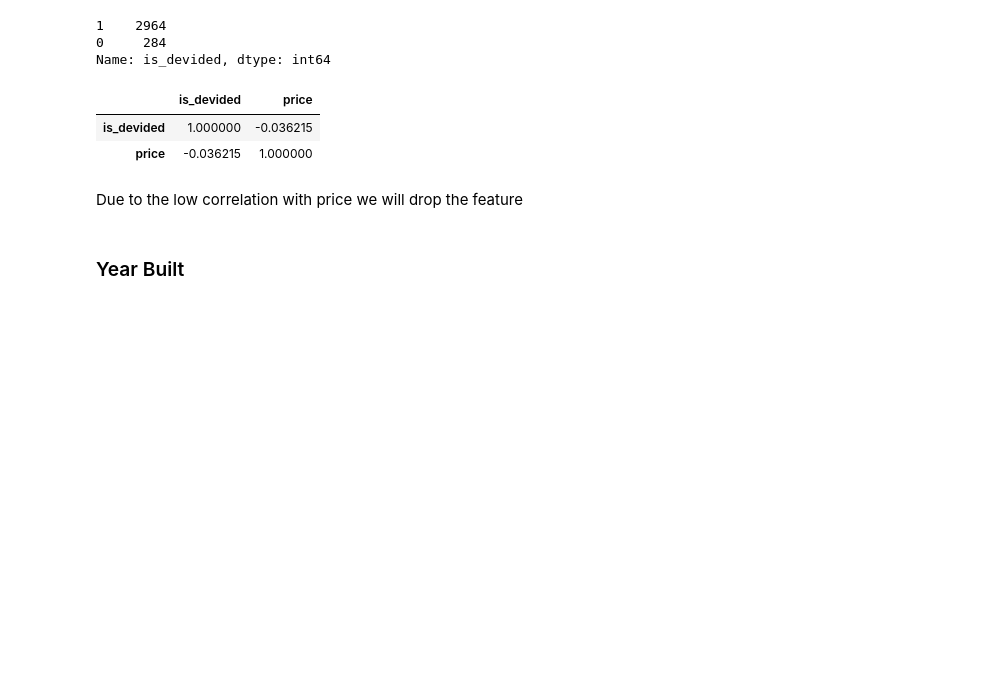
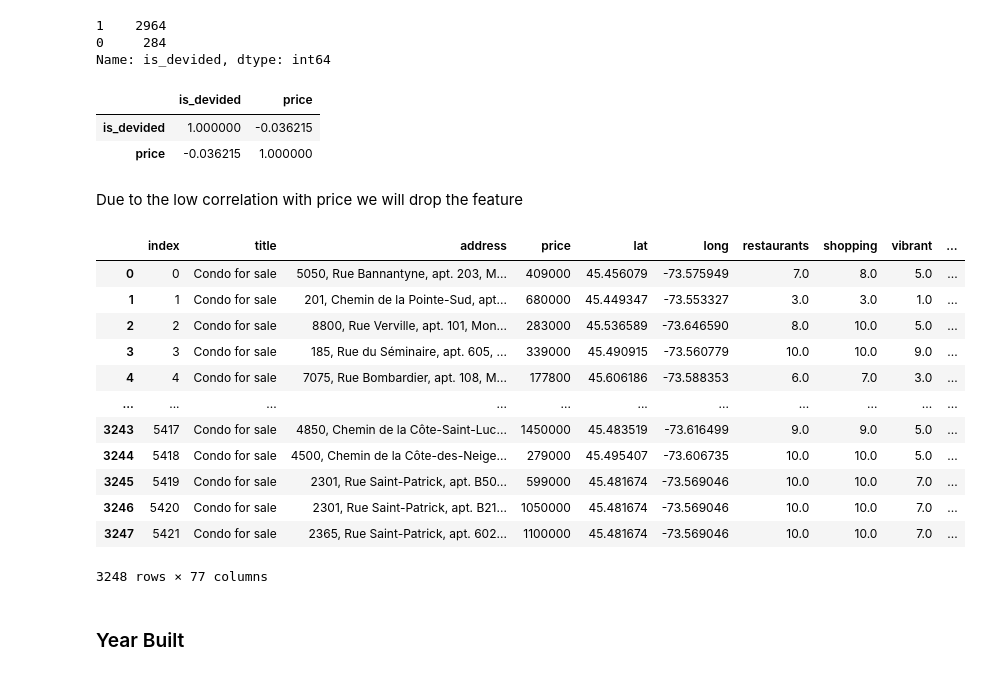
Before and after one commit to Jahnic/Portfolio, a Jupyter notebook: RealEstate/wrangle.ipynb, the cells around one changed output. Saved outputs shown, nothing was run; the diff lists cells and outputs as text; code cells hidden in the pictures; blank space fills up the shorter version.

```diff
--- a/RealEstate/wrangle.ipynb
+++ b/RealEstate/wrangle.ipynb
@@ -1710,6 +1678,21 @@ df_corr.corr(method="spearman")
 Due to the low correlation with price we will drop the feature
 # %%
 condos_final.drop("is_devided", axis=1, inplace=True)
+condos_final.reset_index(drop=True)
+# %% [output]
+|  | index | title | address | price | lat | long | restaurants | shopping | vibrant | ... |
+| 0 | 0 | Condo for sale | 5050, Rue Bannantyne, apt. 203, M... | 409000 | 45.456079 | -73.575949 | 7.0 | 8.0 | 5.0 | ... |
+| 1 | 1 | Condo for sale | 201, Chemin de la Pointe-Sud, apt... | 680000 | 45.449347 | -73.553327 | 3.0 | 3.0 | 1.0 | ... |
+| 2 | 2 | Condo for sale | 8800, Rue Verville, apt. 101, Mon... | 283000 | 45.536589 | -73.646590 | 8.0 | 10.0 | 5.0 | ... |
+| 3 | 3 | Condo for sale | 185, Rue du Séminaire, apt. 605, ... | 339000 | 45.490915 | -73.560779 | 10.0 | 10.0 | 9.0 | ... |
+| 4 | 4 | Condo for sale | 7075, Rue Bombardier, apt. 108, M... | 177800 | 45.606186 | -73.588353 | 6.0 | 7.0 | 3.0 | ... |
+| ... | ... | ... | ... | ... | ... | ... | ... | ... | ... | ... |
+| 3243 | 5417 | Condo for sale | 4850, Chemin de la Côte-Saint-Luc... | 1450000 | 45.483519 | -73.616499 | 9.0 | 9.0 | 5.0 | ... |
+| 3244 | 5418 | Condo for sale | 4500, Chemin de la Côte-des-Neige... | 279000 | 45.495407 | -73.606735 | 10.0 | 10.0 | 5.0 | ... |
+| 3245 | 5419 | Condo for sale | 2301, Rue Saint-Patrick, apt. B50... | 599000 | 45.481674 | -73.569046 | 10.0 | 10.0 | 7.0 | ... |
+| 3246 | 5420 | Condo for sale | 2301, Rue Saint-Patrick, apt. B21... | 1050000 | 45.481674 | -73.569046 | 10.0 | 10.0 | 7.0 | ... |
+| 3247 | 5421 | Condo for sale | 2365, Rue Saint-Patrick, apt. 602... | 1100000 | 45.481674 | -73.569046 | 10.0 | 10.0 | 7.0 | ... |
+3248 rows × 77 columns
 # %% [markdown]
 ### Year Built
 # %%
```
Also changed, not shown: parts of 31 cells of this notebook.
